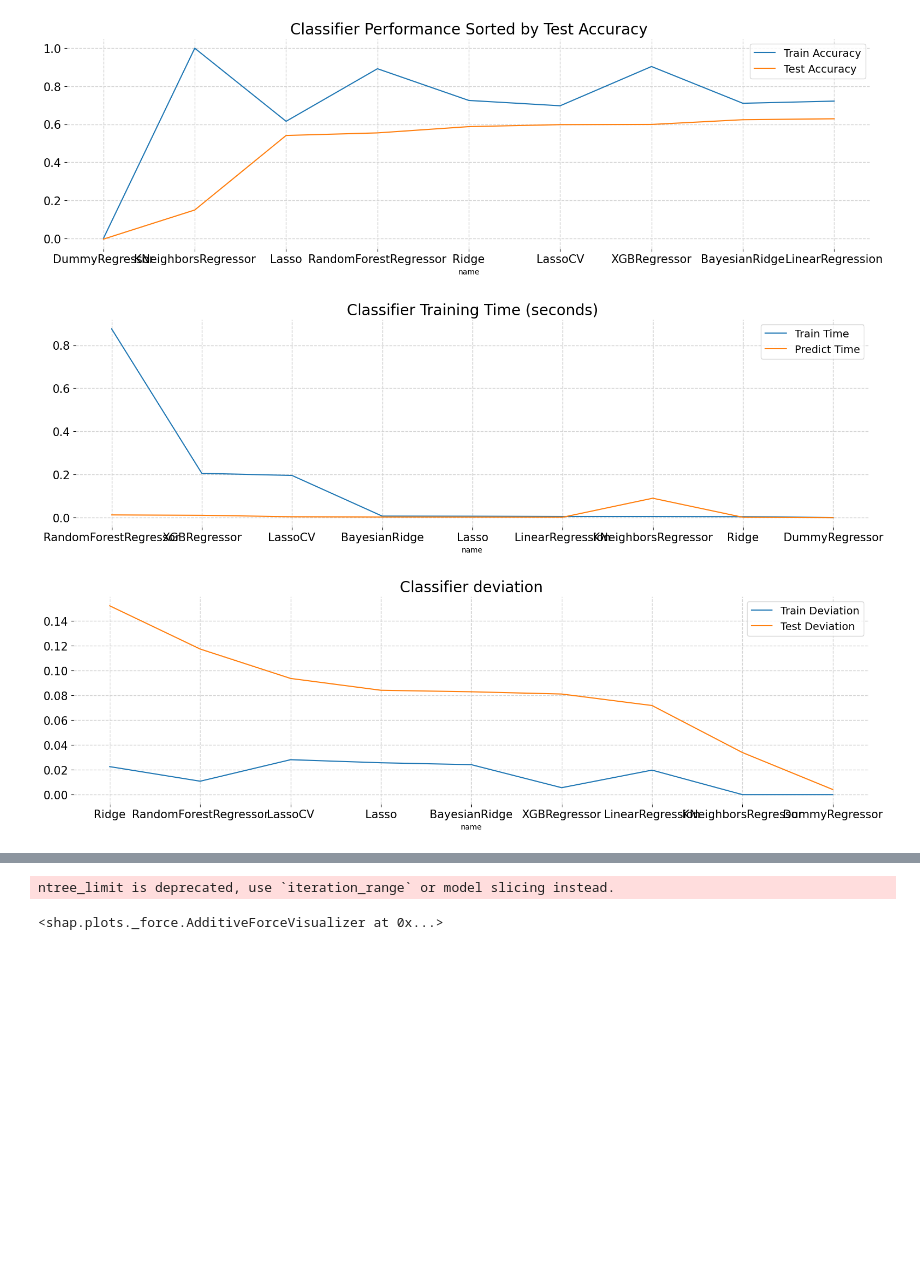
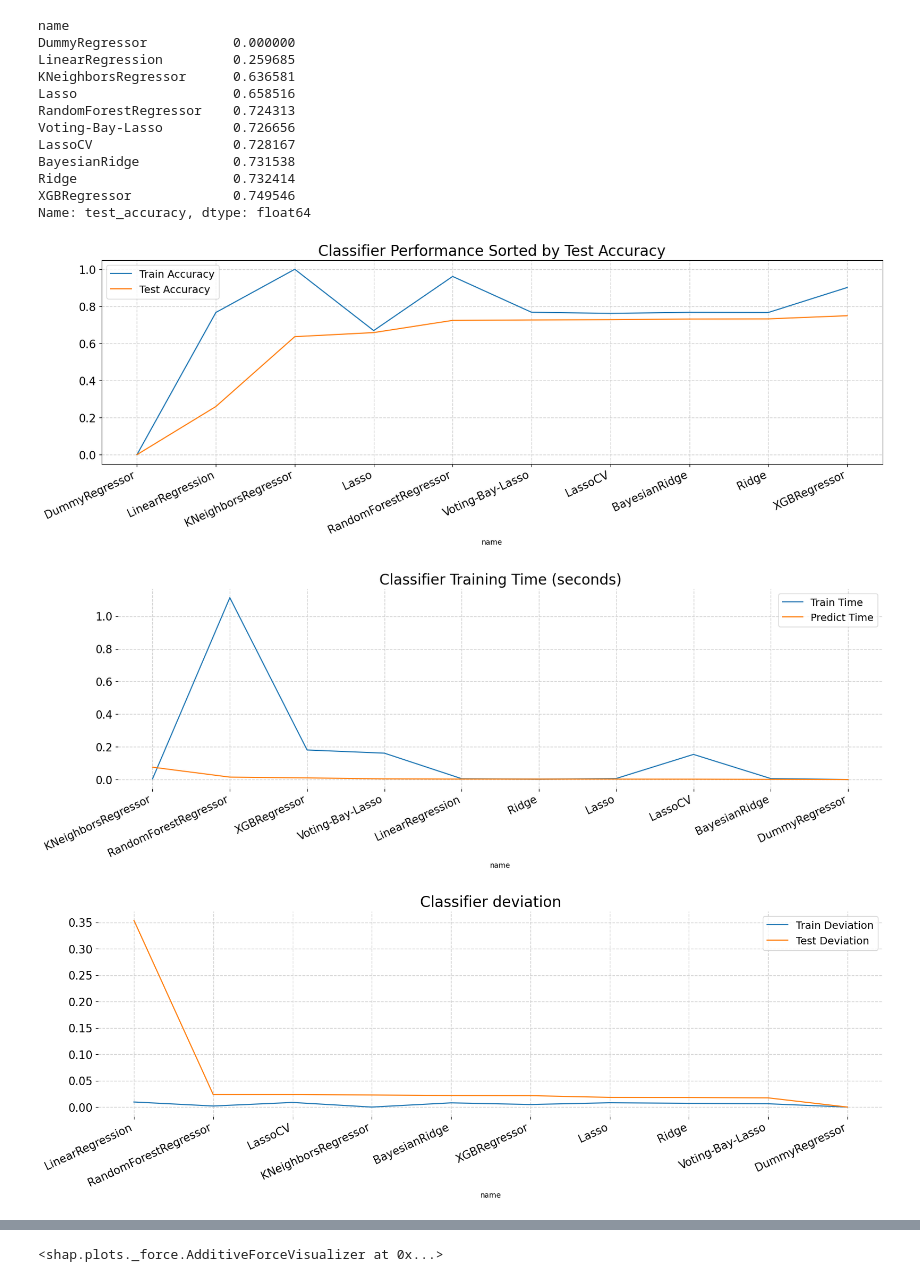
Before and after one commit to CeVague/Projet_4-Anticipez_besoins_consommation_batiments, a Jupyter notebook: Prediction.ipynb, the cells around one changed output, grey strips where cells are left out. Cells and saved outputs as stored; diff of their text form; code cells hidden in the pictures; blank space fills up the shorter version.

```diff
--- a/Prediction.ipynb
+++ b/Prediction.ipynb
@@ -266,0 +118,4 @@ Score MAE final : 0.5841227900581234
+# %%
+for i in []:#[304, 426, 3206]:
+    data_X = data_X.drop(index=i)
+    data_Y = data_Y.drop(index=i)
@@ -267,3 +198,5 @@ Score MAE final : 0.5841227900581234
+# %%
+TARGET = 'Energy_Y' #'Energy_Y', 'CO2_Y'
 # %%
 from sklearn.model_selection import GridSearchCV
 import time
@@ -338,10 +269,6 @@ def grid_search_cv_models(X, y, models, params):
     # Renvoyer le meilleur modèle
     return best_model
 # %%
-from sklearn.ensemble import RandomForestRegressor
-from sklearn.linear_model import LinearRegression, Ridge, Lasso, BayesianRidge
-from sklearn.neighbors import KNeighborsRegressor
-
 # Une liste de modèles
 models = [dummy.DummyRegressor(), KNeighborsRegressor(), LassoCV(), RandomForestRegressor(), Ridge(), LinearRegression(), Lasso(), BayesianRidge(), XGBRegressor()]
 # Une liste de paramètres pour les modèles correspondants
@@ -354,14 +281,14 @@ params = [{'strategy':['mean', 'median']},
           {"alpha": np.arange(0.1, 0.9, 0.01)},
           {'alpha_init':[1, 1.4, 1.9],
            'lambda_init': [1e-1, 1e-3, 1e-5]},
-          {"learning_rate": [0.10, 0.15, 0.20],
-            "max_depth": [3, 4, 5],
+          {"learning_rate": [0.10, 0.15],
+            "max_depth": [3, 5],
             "min_child_weight": [2, 3, 4],
-            "gamma":[0.0, 0.05, 0.1],
+            "gamma":[0.0, 0.05],
             "colsample_bytree":[0.3, 0.4]}]
 
 
-best_model = grid_search_cv_models(data_X[col_num], data_Y['Energy_Y'], models, params)
+best_model = grid_search_cv_models(data_X[col_num], data_Y[TARGET], models, params)
 print("Le meilleur modèle est:", best_model)
 # %% [output]
  DummyRegressor()
@@ -389,6 +319,16 @@ def setup_plot():
     plt.rc('grid', linestyle="dashed", color='lightgrey', linewidth=1)
     plt.rcParams["xtick.labelsize"] = 15
     plt.rcParams["ytick.labelsize"]  = 15
+# %%
+from sklearn.ensemble import VotingRegressor
+
+tmp_reg = []
+for e in list_models:
+    if e['name'] in ['BayesianRidge', 'LassoCV']:
+        tmp_reg.append((e['name'], e['clf']))
+
+reg = VotingRegressor(estimators=tmp_reg)
+list_models.append({'name':'Voting-Bay-Lasso', 'clf':reg})
 # %%
 import time
 from sklearn.model_selection import train_test_split
@@ -412,9 +352,11 @@ def train_model(model, data, labels):
     predict_time = time.time() - start_time
 
     test_score = metrics.r2_score(y_test, y_pred)
+    test_score = max(test_score, 0)
 
     y_pred = trained_model.predict(X_train)
     train_score = metrics.r2_score(y_train, y_pred)
+    train_score = max(train_score, 0)
 
     model_details = {"name": model["name"], "test_accuracy": test_score, "train_accuracy": train_score, "train_time": train_time, "predict_time": predict_time}
     return model_details
@@ -428,39 +370,56 @@ models = [
           {"name": "Ridge", "clf": Ridge(alpha=0.89)},
           {"name": "LinearRegression", "clf": LinearRegression()},
           {"name": "BayesianRidge", "clf": BayesianRidge()},
           {"name": "Best Model", "clf": best_model}]
 
 for model in list_models*25:
-    model_details = train_model(model, data_X[col_num], data_Y['Energy_Y'])
+    model_details = train_model(model, data_X[col_num], data_Y[TARGET])
     trained_models.append(model_details)
+
 
 
 # visualize accuracy and run time
 setup_plot()
 model_df = pd.DataFrame(trained_models).groupby('name').mean()
 model_df.sort_values("test_accuracy", inplace=True)
+print(model_df["test_accuracy"])
 ax = model_df[["train_accuracy","test_accuracy"]].plot(kind="line", figsize=(19,5), title="Classifier Performance Sorted by Test Accuracy")
 ax.legend(["Train Accuracy", "Test Accuracy"])
 ax.title.set_size(20)
-plt.box(False)
+ax.set_xticks(range(len(model_df)), model_df.index.to_list(), rotation=25, ha='right')
+#plt.xticks(rotation=90)
 
-model_df.sort_values("train_time", inplace=True, ascending=False)
+model_df.sort_values("predict_time", inplace=True, ascending=False)
 ax= model_df[["train_time", "predict_time"]].plot(kind="line", figsize=(19,5), grid=True, title="Classifier Training Time (seconds)")
 ax.title.set_size(20)
 ax.legend(["Train Time", "Predict Time"])
+ax.set_xticks(range(len(model_df)), model_df.index.to_list(), rotation=25, ha='right')
 plt.box(False)
 
 
 model_df = pd.DataFrame(trained_models).groupby('name').std()
 model_df.sort_values("test_accuracy", inplace=True, ascending=False)
 ax= model_df[["train_accuracy","test_accuracy"]].plot(kind="line", figsize=(19,5), grid=True, title="Classifier deviation")
 ax.title.set_size(20)
 ax.legend(["Train Deviation", "Test Deviation"])
+ax.set_xticks(range(len(model_df)), model_df.index.to_list(), rotation=25, ha='right')
 plt.box(False)
 # %% [output]
+name
+DummyRegressor           0.000000
+LinearRegression         0.259685
+KNeighborsRegressor      0.636581
+Lasso                    0.658516
+RandomForestRegressor    0.724313
+Voting-Bay-Lasso         0.726656
+LassoCV                  0.728167
+BayesianRidge            0.731538
+Ridge                    0.732414
+XGBRegressor             0.749546
+Name: test_accuracy, dtype: float64
-[figure, old version]
+[figure, new version]
-[figure, old version]
+[figure, new version]
-[figure, old version]
+[figure, new version]
 # %%
 import shap
 # %%
@@ -478,8 +437,6 @@ shap_model = XGBRegressor().fit(data_X[col_num], data_Y['Energy_Y'])
 # %%
-explainer = shap.Explainer(shap_model, feature_names=col_num)
-shap_values = explainer.shap_values(data_X[col_num])
+#explainer = shap.Explainer(shap_model, feature_names=col_num)
+#shap_values = explainer.shap_values(data_X[col_num])
-# %% [output]
-ntree_limit is deprecated, use `iteration_range` or model slicing instead.
 # %%
 shap.force_plot(explainer.expected_value, shap_values[0], feature_names=col_num)
 # %% [output]
```
Also changed, not shown: parts of 34 cells of this notebook, 1 other file.
